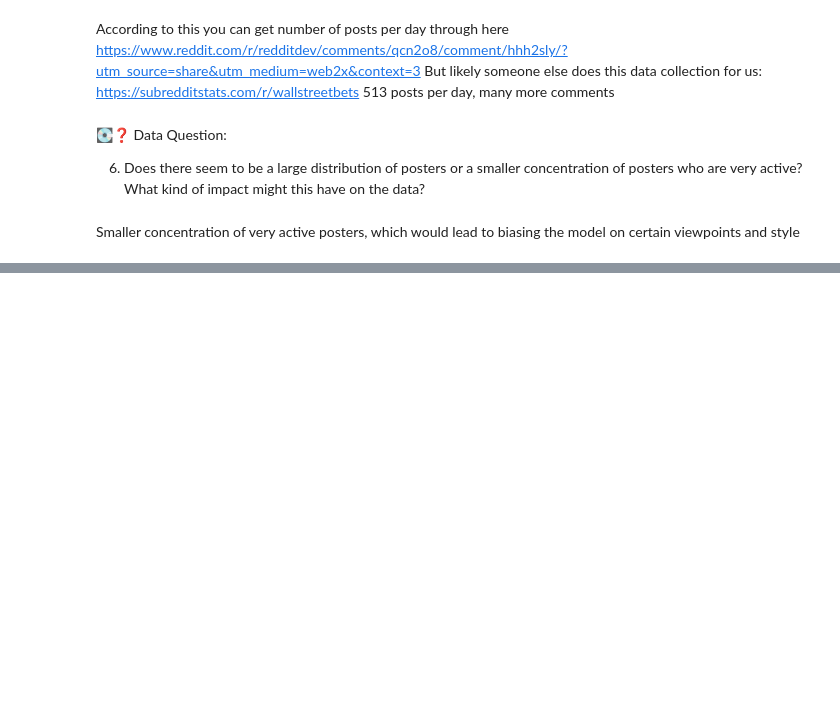
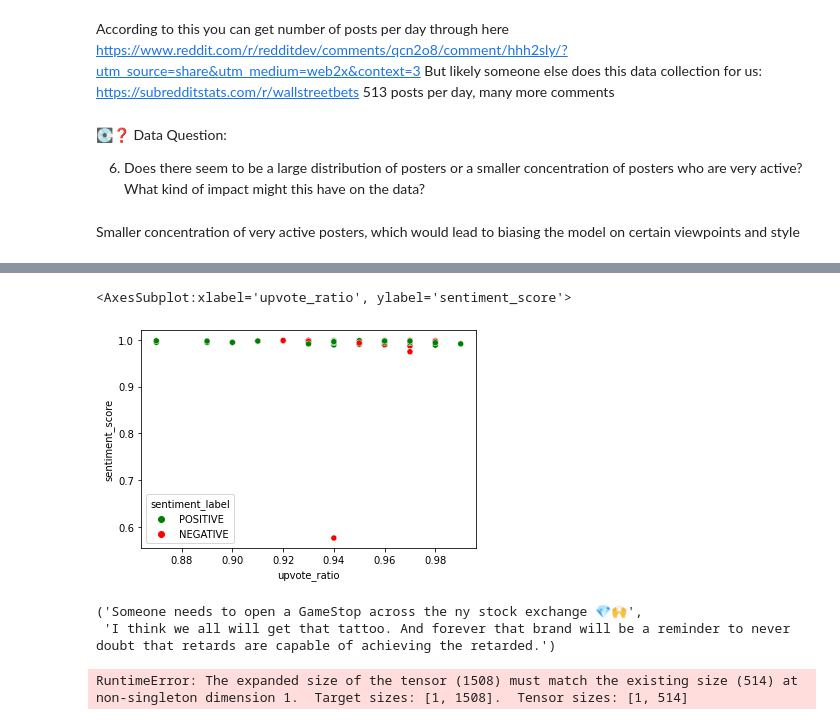
Before and after one commit to JonathanGrant/MLE-10, a Jupyter notebook: assignments/week-03-reddit-sentiment-analysis/nb/analyze-sentiment-subreddit.ipynb, the cells around one changed output, grey strips where cells are left out. Saved outputs shown, nothing was run; the diff lists cells and outputs as text; code cells hidden in the pictures; blank space fills up the shorter version.

Commit message:
extra analysis

```diff
--- a/assignments/week-03-reddit-sentiment-analysis/nb/analyze-sentiment-subreddit.ipynb
+++ b/assignments/week-03-reddit-sentiment-analysis/nb/analyze-sentiment-subreddit.ipynb
@@ -564,0 +614,10 @@ Smaller concentration of very active posters, which would lead to biasing the mo
+# %%
+# Plot sentiment of post titles for top 50 posts
+subr = get_subreddit('wallstreetbets')
+n = 50
+top_n_posts = list(subr.top(limit=n))
+top_n_post_sentiments = sentiment_model([p.title for p in top_n_posts])
+# Create df
+attributes = ['title', 'score', 'created_utc', 'upvote_ratio', 'num_comments']
+post_df = pd.DataFrame([[getattr(t, atr) for atr in attributes] + [sent['label'], sent['score']] for t, sent in zip(top_n_posts, top_n_post_sentiments)], columns=attributes + ['sentiment_label', 'sentiment_score'])
+post_df.head(1), post_df.describe()
@@ -564,0 +642,5 @@ Smaller concentration of very active posters, which would lead to biasing the mo
+# %%
+# Add extra features
+post_df['log_score'] = np.log2(post_df['score'])
+post_df['log_sentiment_score'] = np.log2(post_df['sentiment_score'])
+post_df.describe()
@@ -564,0 +657,30 @@ Smaller concentration of very active posters, which would lead to biasing the mo
+# %%
+sns.scatterplot(x=post_df['upvote_ratio'], y=post_df['sentiment_score'], hue=post_df['sentiment_label'], palette=['green', 'red'])
+# %% [output]
+<AxesSubplot:xlabel='upvote_ratio', ylabel='sentiment_score'>
+[figure, added]
+# %%
+# Plot the same for comments
+import concurrent.futures  # Use multi threading for speed
+def get_toplevel_comments(submission):
+    return [top_level_comment.body for top_level_comment in submission.comments if not isinstance(top_level_comment, MoreComments)]
+
+top_n_comments = []
+with concurrent.futures.ThreadPoolExecutor(max_workers=7) as tpe:
+    for post_idx, comments in enumerate(tpe.map(get_toplevel_comments, top_n_posts)):
+#         print(f"Done with {post_idx}")
+        top_n_comments.append(comments)
+top_n_comments[0][0], top_n_comments[-1][-1]
+# %% [output]
+('Someone needs to open a GameStop across the ny stock exchange 💎🙌',
+ 'I think we all will get that tattoo. And forever that brand will be a reminder to never doubt that retards are capable of achieving the retarded.')
+# %%
+top_n_comments_sentiments = []
+max_seq_length = 512
+max_comments = 514
+# sentiment_model will automatically use multiple cores so no need to use a Thread/Process Pool
+for post_idx, comments in enumerate(top_n_comments):
+    top_n_comments_sentiments.append(sentiment_model([c[:max_seq_length] for c in comments[:max_comments]]))
+top_n_comments_sentiments[0][:5]
+# %% [output]
+RuntimeError: The expanded size of the tensor (1508) must match the existing size (514) at non-singleton dimension 1.  Target sizes: [1, 1508].  Tensor sizes: [1, 514]
```
Also changed, not shown: parts of 10 cells of this notebook.
